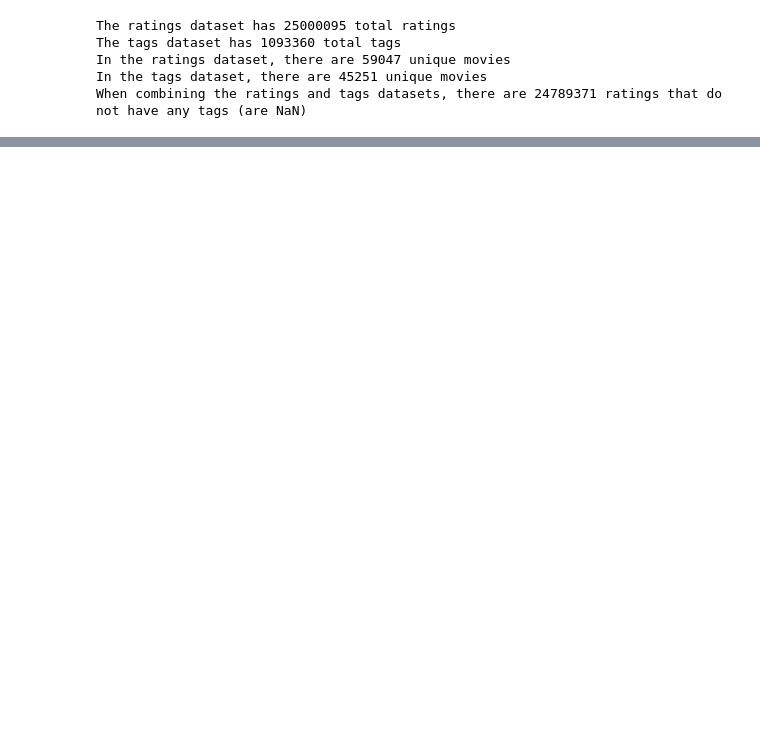
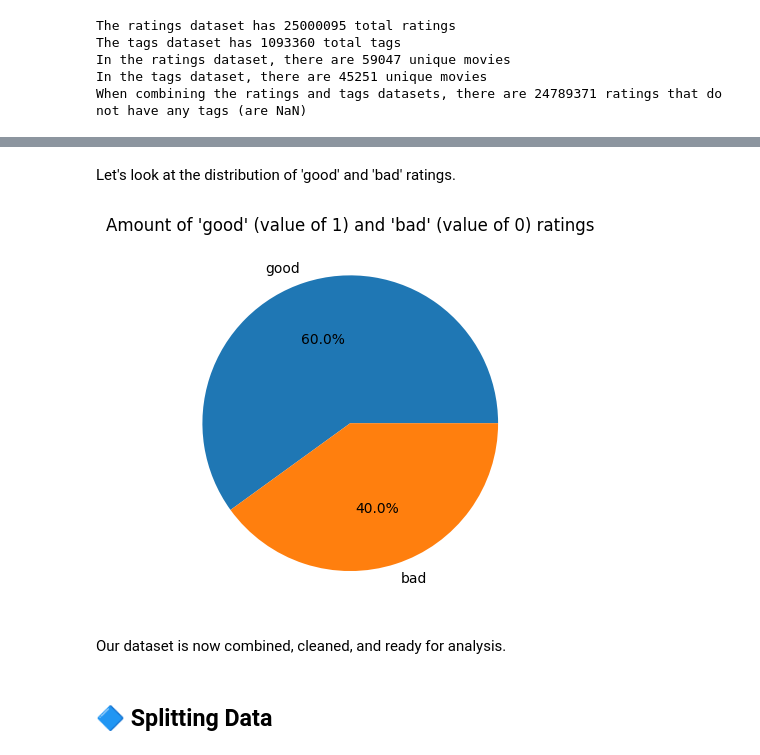
Before and after one commit to maliabarker/CS533-team-assignment, a Jupyter notebook: group-project.ipynb, the cells around one changed output, grey strips where cells are left out. Saved outputs shown, nothing was run; the diff lists cells and outputs as text; code cells hidden in the pictures; blank space fills up the shorter version.

```diff
--- a/group-project.ipynb
+++ b/group-project.ipynb
@@ -190,0 +236,8 @@ movies_df.head()
+# %%
+labels_to_encode = ['tag', 'title', 'genres']
+labelencoder = LabelEncoder()
+for label in labels_to_encode:
+    try:
+        ml_dataset[label] = labelencoder.fit_transform(ml_dataset[label])
+    except:
+        pass
@@ -190,0 +259,11 @@ movies_df.head()
+# %%
+# Get mean rating of each movie
+movie_means = ml_dataset.groupby('movieId')['rating'].agg(['mean'])
+# Round to 1 decimal to match existing ratings
+movie_means['mean'] = movie_means['mean'].round(1)
+# Change name of mean column
+movie_means = movie_means.rename(columns={'mean': 'movie_rating_mean'}).reset_index()
+# %%
+# Add means to ml_dataset on movieId
+ml_dataset = pd.merge(ml_dataset, movie_means, on='movieId', how='left')
+ml_dataset.head()
@@ -190,0 +277,3 @@ movies_df.head()
+# %%
+# Add enumerated rating for each row
+ml_dataset['rating_enum'] = np.where(ml_dataset['rating'] < ml_dataset['movie_rating_mean'], 0, 1)
@@ -190,0 +296,12 @@ movies_df.head()
+# %% [markdown]
+Let's look at the distribution of 'good' and 'bad' ratings.
+# %%
+labels = ['good', 'bad']
+sizes = ml_dataset['rating_enum'].value_counts()
+plt.pie(sizes, labels=labels, autopct='%1.1f%%')
+plt.title("Amount of 'good' (value of 1) and 'bad' (value of 0) ratings")
+plt.show()
+# %% [output]
+[figure, added]
+# %% [markdown]
+Our dataset is now combined, cleaned, and ready for analysis.
@@ -190,0 +312,2 @@ movies_df.head()
+# %% [markdown]
+## 🔷 Splitting Data
```
Also changed, not shown: parts of 61 cells of this notebook.
